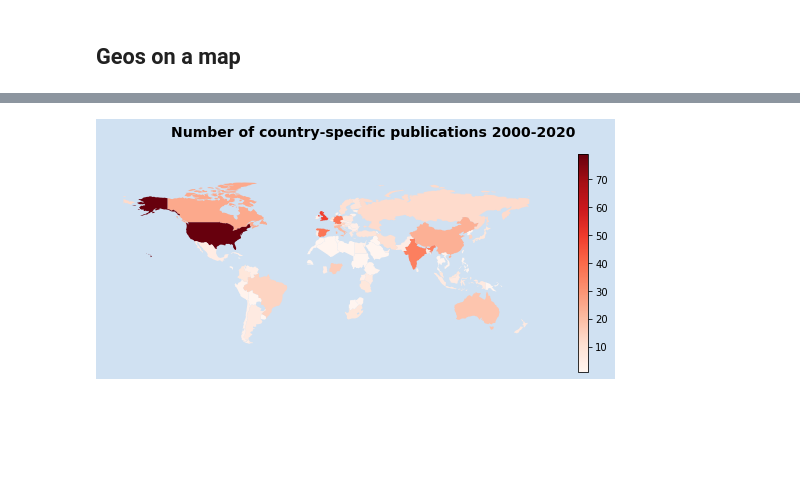
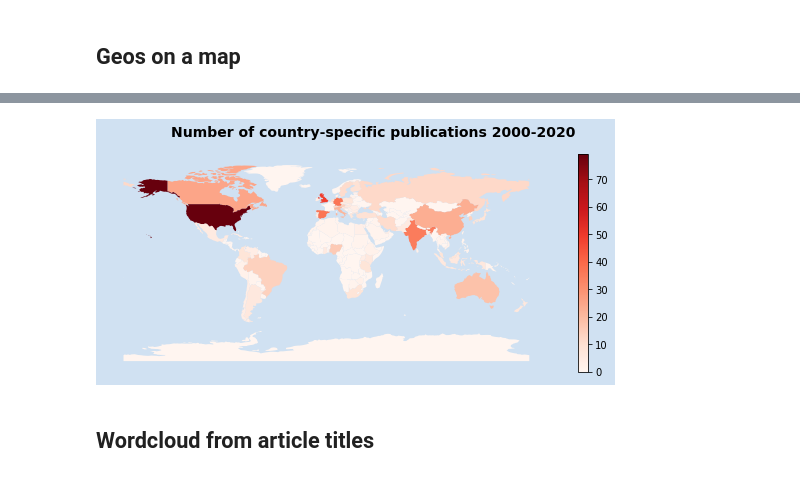
Before and after one commit to JanaLasser/mapping-open-science-research, a Jupyter notebook: code/exploratory_analysis.ipynb, the cells around one changed output, grey strips where cells are left out. Drawn from its saved outputs; the diff is of its cells as text; code cells hidden in the pictures; blank space fills up the shorter version.

Commit message:
adapted compilation plot and moved unrelated plots to the bottom

```diff
--- a/code/exploratory_analysis.ipynb
+++ b/code/exploratory_analysis.ipynb
@@ -12,7 +12,7 @@ import seaborn as sns
 # %%
 src = "../data"
 dst = "../plots"
-fname = "V5_9_2 round coded_220405_coded_V1"
+fname = "mapOSR_data_V5_9_2_220405_coded"
 data = pd.read_csv(join(src, fname + "_clean.csv"))
 # %%
 data['Action'] = data['Action'].apply(lambda x: eval(x) if x == x else np.nan)
@@ -404,10 +369,16 @@ The PostScript backend does not support transparency; partially transparent arti
 fig, axes = plt.subplots(2, 2, figsize=(10, 6))
 ax = axes[0, 0]
 bottom = np.zeros(len(data['Publication Year'].unique()))
-for i, action in enumerate(disambiguated_action['Action'].unique()):
-    tmp = actions[actions['Action'] == action]
-    label = 'open {}'.format(action.split('open')[1])
-    ax.bar(tmp['year'], tmp['count'], bottom=bottom, label=label,
+#for i, action in enumerate(disambiguated_action['Action'].unique()):
+#    tmp = actions[actions['Action'] == action]
+#    label = 'open {}'.format(action.split('open')[1])
+#    ax.bar(tmp['year'], tmp['count'], bottom=bottom, label=label,
+#           color=cmap(i))
+#    bottom += tmp['count'].values
+
+for i, method in enumerate(disambiguated_method['Method'].unique()):
+    tmp = methods[methods['Method'] == method]
+    ax.bar(tmp['year'], tmp['count'], bottom=bottom, label=method,
            color=cmap(i))
     bottom += tmp['count'].values
 
@@ -417,7 +388,7 @@ ax.set_ylim(0, 140)
 ax.set_xticks(range(2000, 2021, 5))
 ax.set_ylabel('number of publications', fontsize=14)
 #ax.set_xlabel('year of publication', fontsize=16)
-ax.set_title('Open Science subfield')
+ax.set_title('Empirical study method')
 
 ax = axes[0, 1]
 bottom = np.zeros(len(data['Publication Year'].unique()))
@@ -498,4 +485,5 @@ geos = geos.value_counts().reset_index().rename(columns={0:"count"})
 world = geopandas.read_file(
     geopandas.datasets.get_path('naturalearth_lowres')
 )
-subset = world.merge(geos)
+world = pd.merge(world, geos, left_on="iso_a3", right_on="iso_a3", how="left")
+world["count"] = world["count"].fillna(0)
@@ -502,15 +506,17 @@ subset = world.merge(geos)
 # %%
 fig, ax = plt.subplots(figsize = (10,4), facecolor = plt.cm.Blues(.2))
 fig.suptitle('Number of country-specific publications 2000-2020',
              fontsize = 14,
              fontweight="bold")
 ax.set_facecolor(plt.cm.Blues(.2))
-subset.plot(column = 'count',
+world.plot(column = 'count',
            cmap = 'Reds',
            ax = ax,
            legend = True)
 ax.axis("off")
 plt.savefig(join(dst, 'countries_on_map.eps'), dpi=300)
 plt.savefig(join(dst, 'countries_on_map.png'), dpi=300)
 # %% [output]
-[figure, old version]
+[figure, new version]
+# %% [markdown]
+## Wordcloud from article titles
```
Also changed, not shown: parts of 12 cells of this notebook.
